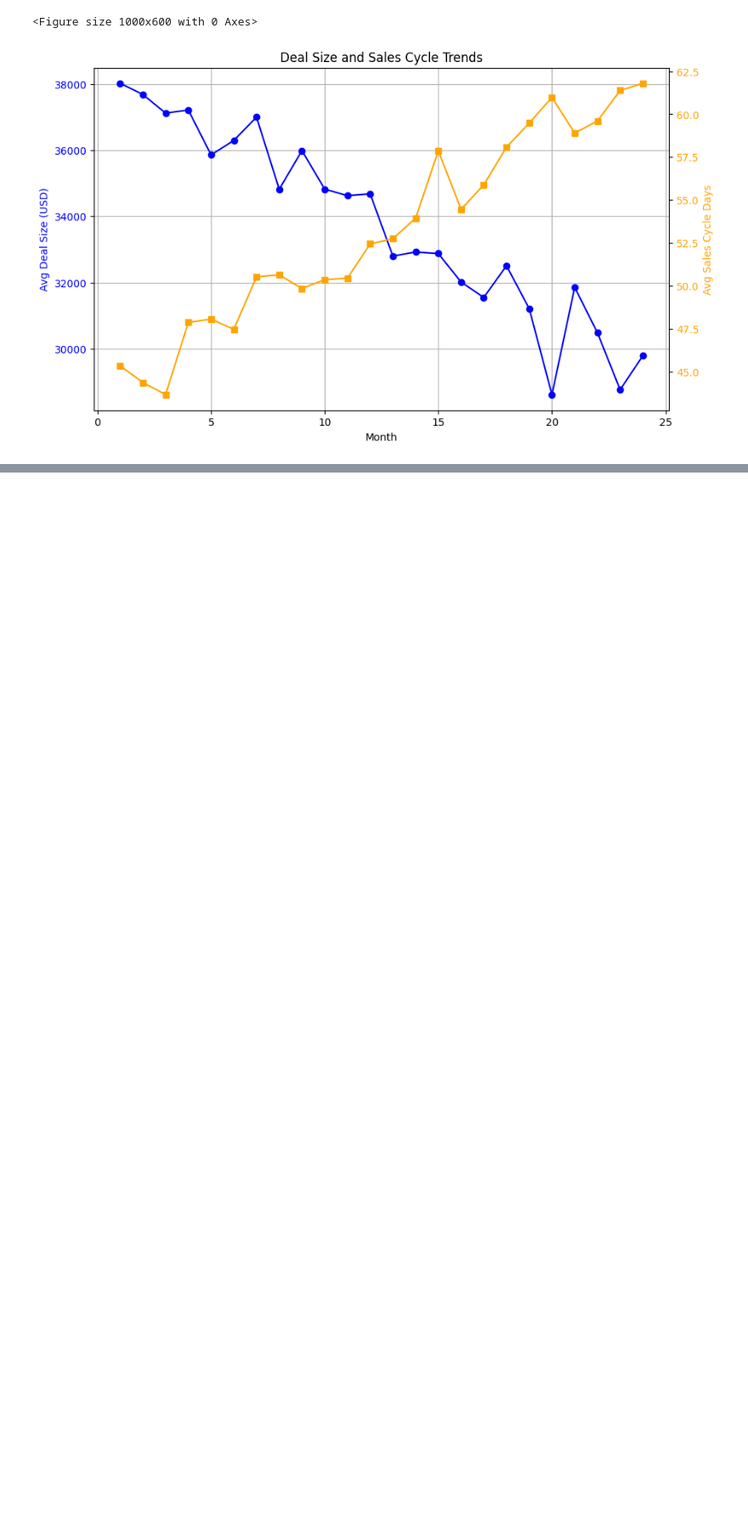
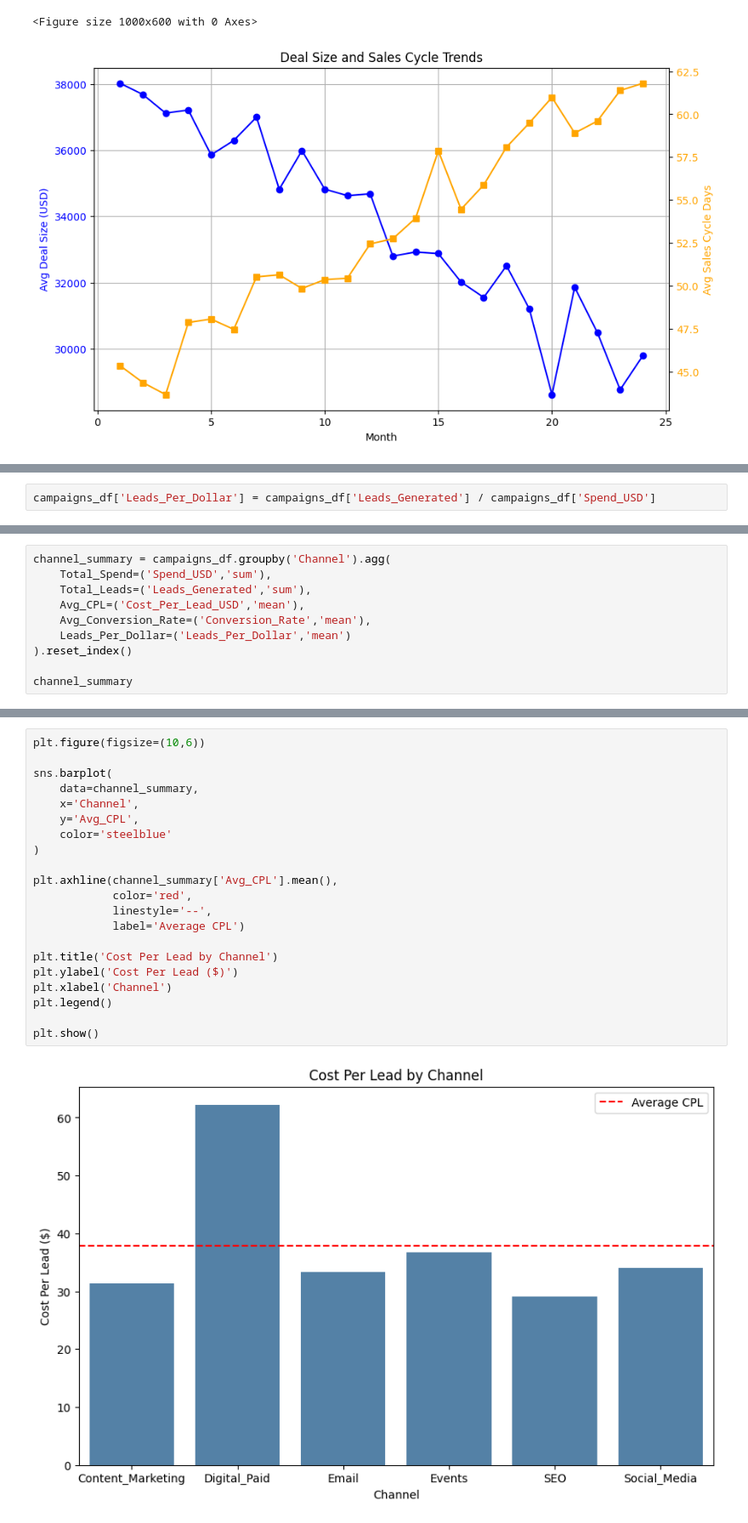
Before and after one commit to hawa1983/MG-628, a Jupyter notebook: Midterm_Regression_Project.ipynb, the cells around one changed output, grey strips where cells are left out. Shown at 85% size. Drawn from its saved outputs; the diff is of its cells as text; blank space fills up the shorter version.

```diff
--- a/Midterm_Regression_Project.ipynb
+++ b/Midterm_Regression_Project.ipynb
@@ -160,0 +275,2 @@ plt.show()
+# %%
+campaigns_df['Leads_Per_Dollar'] = campaigns_df['Leads_Generated'] / campaigns_df['Spend_USD']
@@ -160,0 +279,10 @@ plt.show()
+# %%
+channel_summary = campaigns_df.groupby('Channel').agg(
+    Total_Spend=('Spend_USD','sum'),
+    Total_Leads=('Leads_Generated','sum'),
+    Avg_CPL=('Cost_Per_Lead_USD','mean'),
+    Avg_Conversion_Rate=('Conversion_Rate','mean'),
+    Leads_Per_Dollar=('Leads_Per_Dollar','mean')
+).reset_index()
+
+channel_summary
@@ -160,0 +299,23 @@ plt.show()
+# %%
+plt.figure(figsize=(10,6))
+
+sns.barplot(
+    data=channel_summary,
+    x='Channel',
+    y='Avg_CPL',
+    color='steelblue'
+)
+
+plt.axhline(channel_summary['Avg_CPL'].mean(),
+            color='red',
+            linestyle='--',
+            label='Average CPL')
+
+plt.title('Cost Per Lead by Channel')
+plt.ylabel('Cost Per Lead ($)')
+plt.xlabel('Channel')
+plt.legend()
+
+plt.show()
+# %% [output]
+[figure, added]
```
Also changed, not shown: parts of 33 cells of this notebook.
